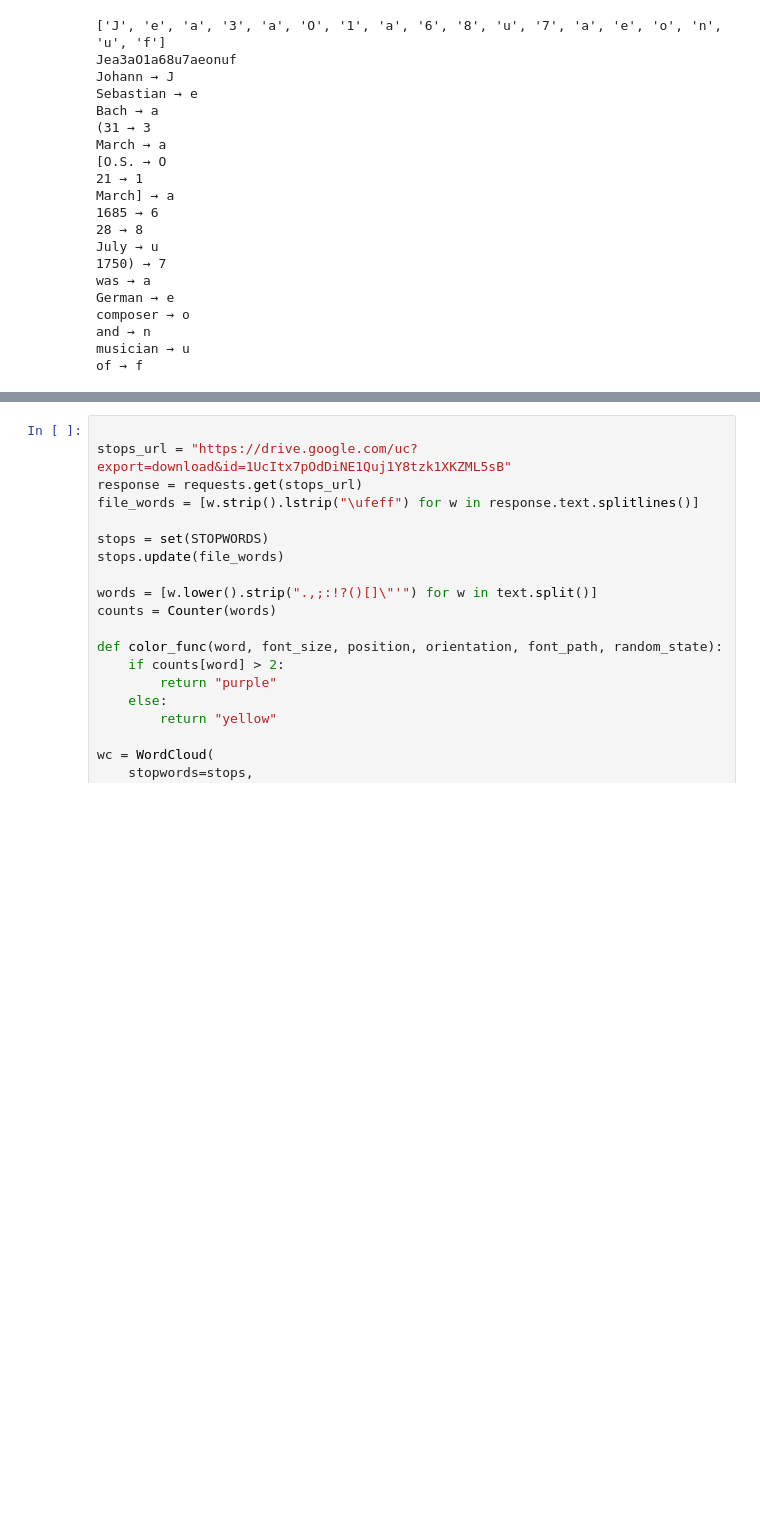
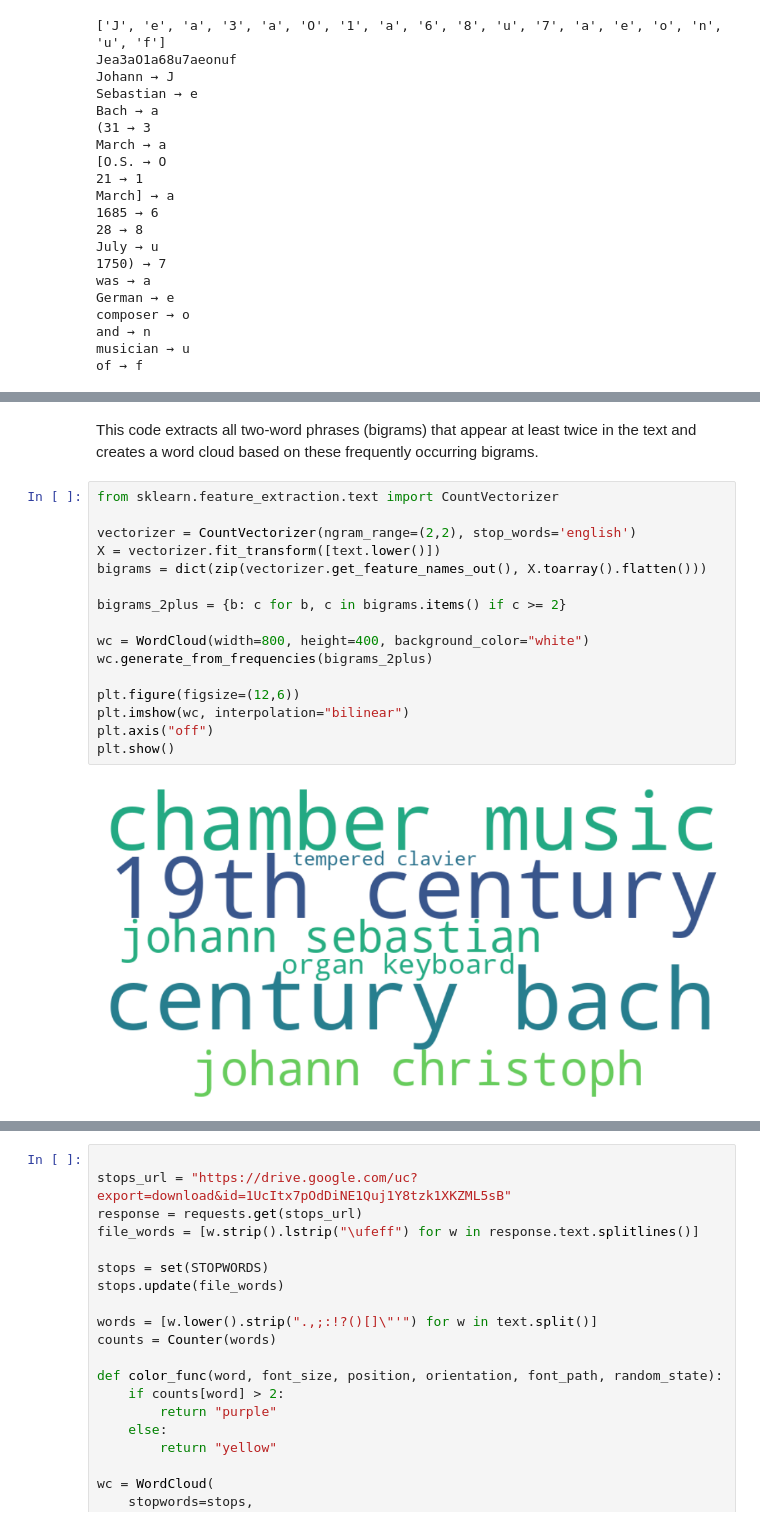
Before and after one commit to riinakik/digital-humanities-technologies, a Jupyter notebook: assignment_01_wordcloud.ipynb, the cells around one changed output, grey strips where cells are left out. Cells and saved outputs as stored; diff of their text form; blank space fills up the shorter version.

```diff
--- a/assignment_01_wordcloud.ipynb
+++ b/assignment_01_wordcloud.ipynb
@@ -102,0 +129,20 @@ plt.show()
+# %% [markdown]
+This code extracts all two-word phrases (bigrams) that appear at least twice in the text and creates a word cloud based on these frequently occurring bigrams.
+# %%
+from sklearn.feature_extraction.text import CountVectorizer
+
+vectorizer = CountVectorizer(ngram_range=(2,2), stop_words='english')
+X = vectorizer.fit_transform([text.lower()])
+bigrams = dict(zip(vectorizer.get_feature_names_out(), X.toarray().flatten()))
+
+bigrams_2plus = {b: c for b, c in bigrams.items() if c >= 2}
+
+wc = WordCloud(width=800, height=400, background_color="white")
+wc.generate_from_frequencies(bigrams_2plus)
+
+plt.figure(figsize=(12,6))
+plt.imshow(wc, interpolation="bilinear")
+plt.axis("off")
+plt.show()
+# %% [output]
+[figure, added]
```
Also changed, not shown: parts of 11 cells of this notebook.
